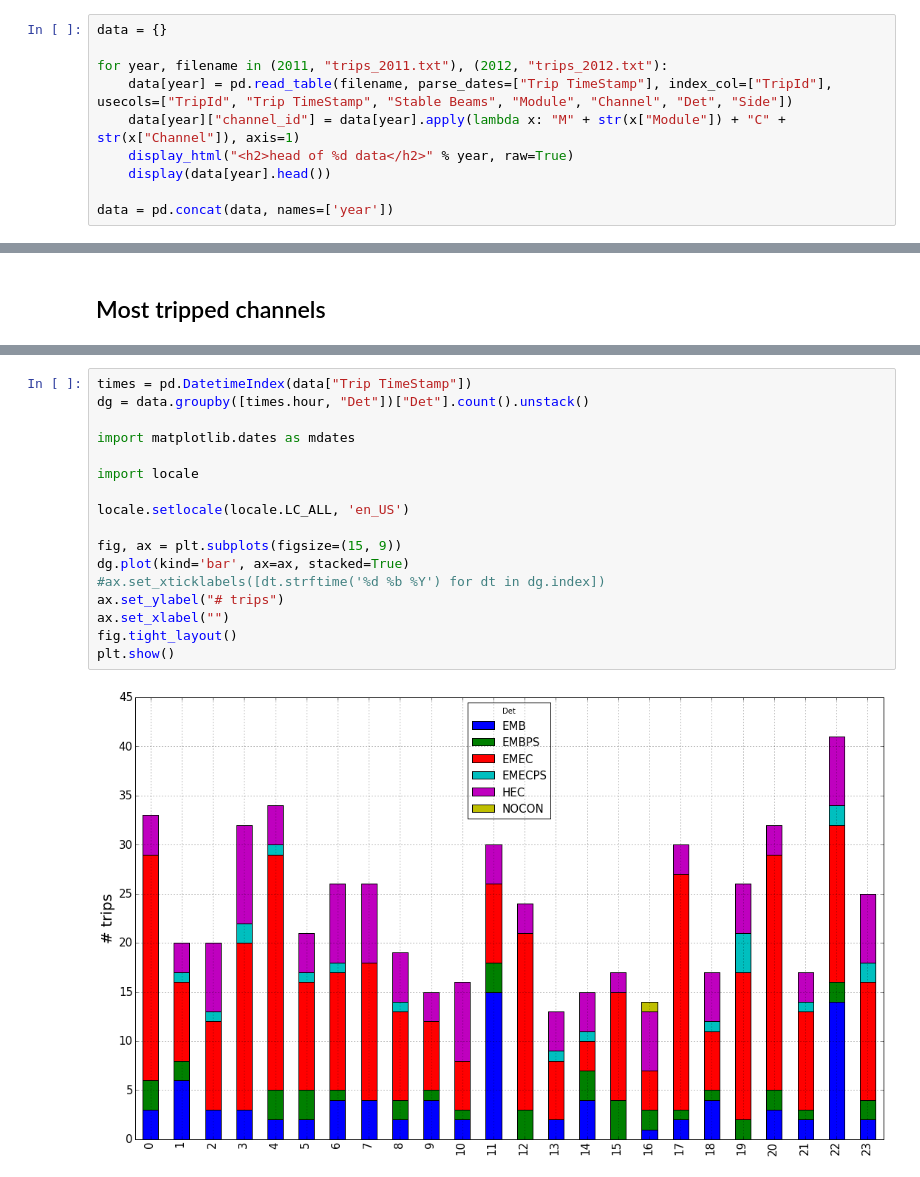
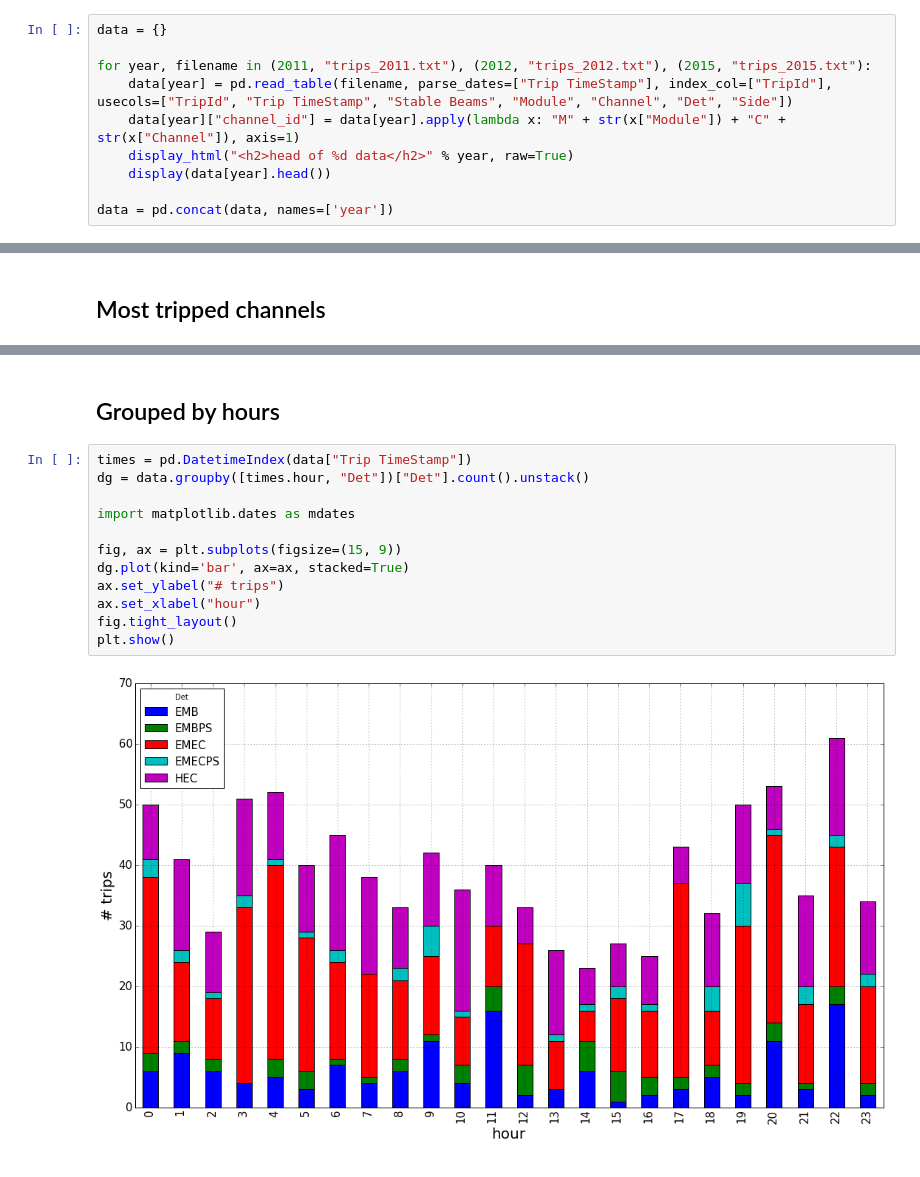
Before and after one commit to wiso/hv-trips, a Jupyter notebook: trips.ipynb, the cells around one changed output, grey strips where cells are left out. Drawn from its saved outputs; the diff is of its cells as text.

```diff
--- a/trips.ipynb
+++ b/trips.ipynb
@@ -15,7 +22,7 @@ rcParams.update({'figure.autolayout': True})
 # %%
 data = {}
 
-for year, filename in (2011, "trips_2011.txt"), (2012, "trips_2012.txt"):
+for year, filename in (2011, "trips_2011.txt"), (2012, "trips_2012.txt"), (2015, "trips_2015.txt"):
     data[year] = pd.read_table(filename, parse_dates=["Trip TimeStamp"], index_col=["TripId"], usecols=["TripId", "Trip TimeStamp", "Stable Beams", "Module", "Channel", "Det", "Side"])
     data[year]["channel_id"] = data[year].apply(lambda x: "M" + str(x["Module"]) + "C" + str(x["Channel"]), axis=1)
     display_html("<h2>head of %d data</h2>" % year, raw=True)
@@ -170,19 +266,16 @@ fig.savefig('trips2015.pdf')
+# %% [markdown]
+## Grouped by hours
 # %%
 times = pd.DatetimeIndex(data["Trip TimeStamp"])
 dg = data.groupby([times.hour, "Det"])["Det"].count().unstack()
 
 import matplotlib.dates as mdates
 
-import locale
-
-locale.setlocale(locale.LC_ALL, 'en_US')
-
 fig, ax = plt.subplots(figsize=(15, 9))
 dg.plot(kind='bar', ax=ax, stacked=True)
-#ax.set_xticklabels([dt.strftime('%d %b %Y') for dt in dg.index])
 ax.set_ylabel("# trips")
-ax.set_xlabel("")
+ax.set_xlabel("hour")
 fig.tight_layout()
 plt.show()
 # %% [output]
-[figure, old version]
+[figure, new version]
```
Also changed, not shown: parts of 16 cells of this notebook, 23 other files.
